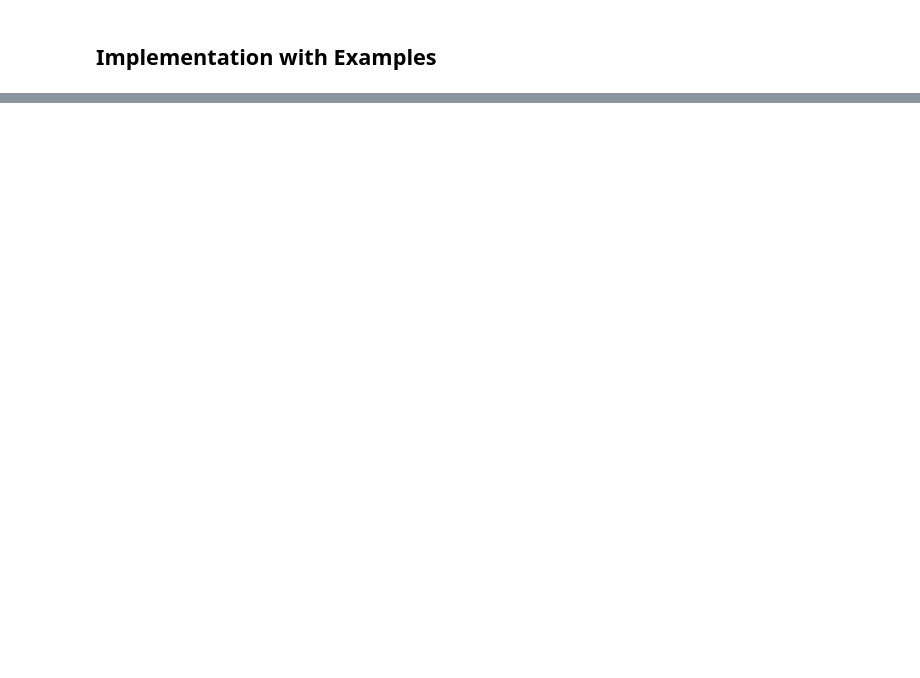
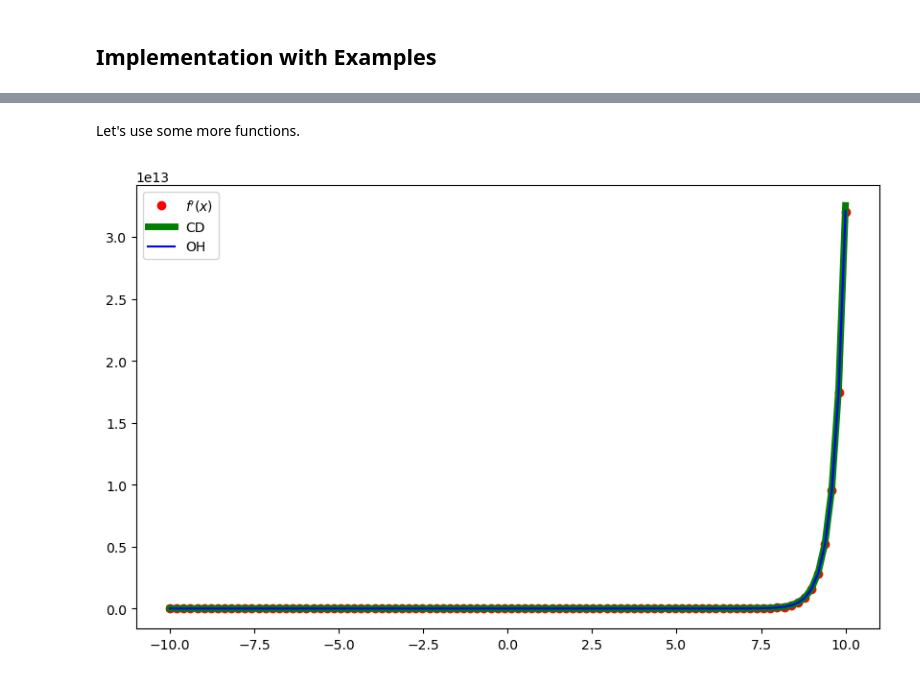
Before and after one commit to Hari31416/MSc_Project, a Jupyter notebook: Numerical_Methods/Notes/Numerical_Differentiation.ipynb, the cells around one changed output, grey strips where cells are left out. Saved outputs shown, nothing was run; the diff lists cells and outputs as text; code cells hidden in the pictures; blank space fills up the shorter version.

```diff
--- a/Numerical_Methods/Notes/Numerical_Differentiation.ipynb
+++ b/Numerical_Methods/Notes/Numerical_Differentiation.ipynb
@@ -88,0 +132,10 @@ $$
+# %%
+#error
+def error(y_calc, x=0.5, fdoublebar = False):
+    if fdoublebar:
+        y_true = fdoublebarx(x)
+    else:
+        y_true = fbarx(x)
+    absolute_error = np.abs(y_true - y_calc)
+    relative_error = absolute_error / y_true
+    return absolute_error, relative_error
@@ -88,0 +203,15 @@ $$
+# %%
+# central difference O(h2)
+def cdoh2(f, x, h=1e-3, report_error = True):
+    numerator = f(x+h) - f(x-h)
+    denominator = 2*h
+    y_calc = numerator/denominator
+    if report_error:
+        ae, re = error(y_calc, x)
+        print("Absolute Error:", ae)
+        print("Relative Error:", re)
+        return y_calc
+    else:
+        return y_calc
+
+cdoh2(f, 0.5, h=1e-3)
@@ -88,0 +417,13 @@ $$
+# %%
+def compare(f, fbar):
+    X = np.linspace(-10, 10, 1000)
+    Ybar = fbar(X)
+    Ybar2 = cdoh2(f, X, h=0.1, report_error=False)
+    Ybar3 = oh(f, X, report_error=False)
+    plt.figure(figsize=(10,6))
+    plt.plot(X, Ybar, "o" ,label='$f\'(x)$', color='red')
+    plt.plot(X, Ybar2, label='CD', color='green', linewidth=5)
+    plt.plot(X, Ybar3, label='OH', color='blue')
+    plt.legend()
+    plt.show()
+compare(f, fbarx)
@@ -88,0 +432,10 @@ $$
+# %% [markdown]
+Let's use some more functions.
+# %%
+def f2(x):
+    return np.exp(3*x)
+def f2bar(x):
+    return 3*np.exp(3*x)
+compare(f2, f2bar)
+# %% [output]
+[figure, added]
```
Also changed, not shown: parts of 48 cells of this notebook, 2 other files.
